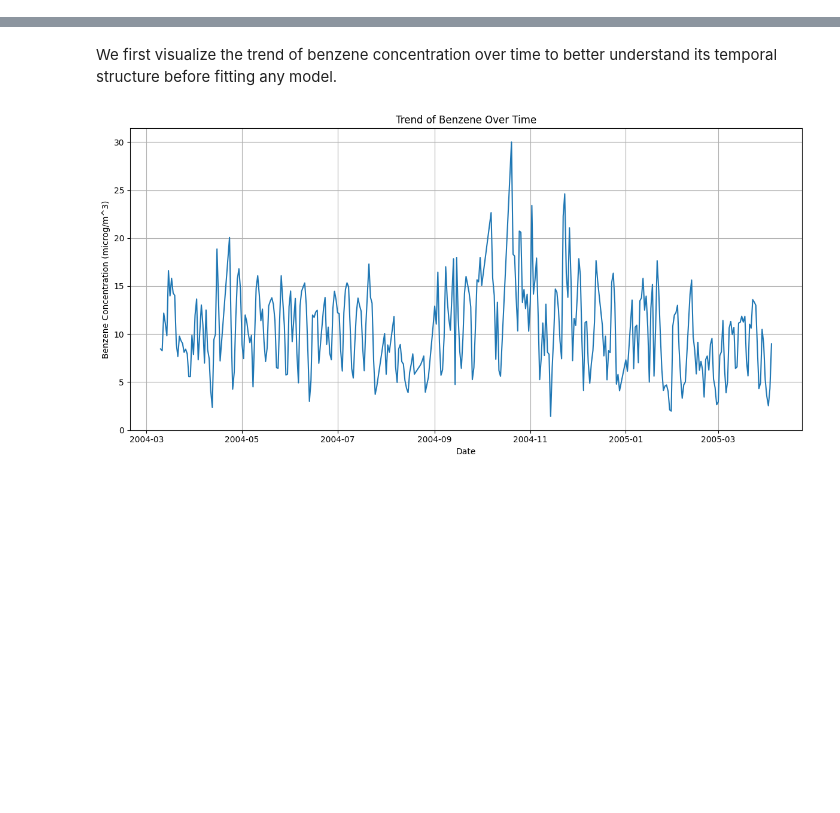
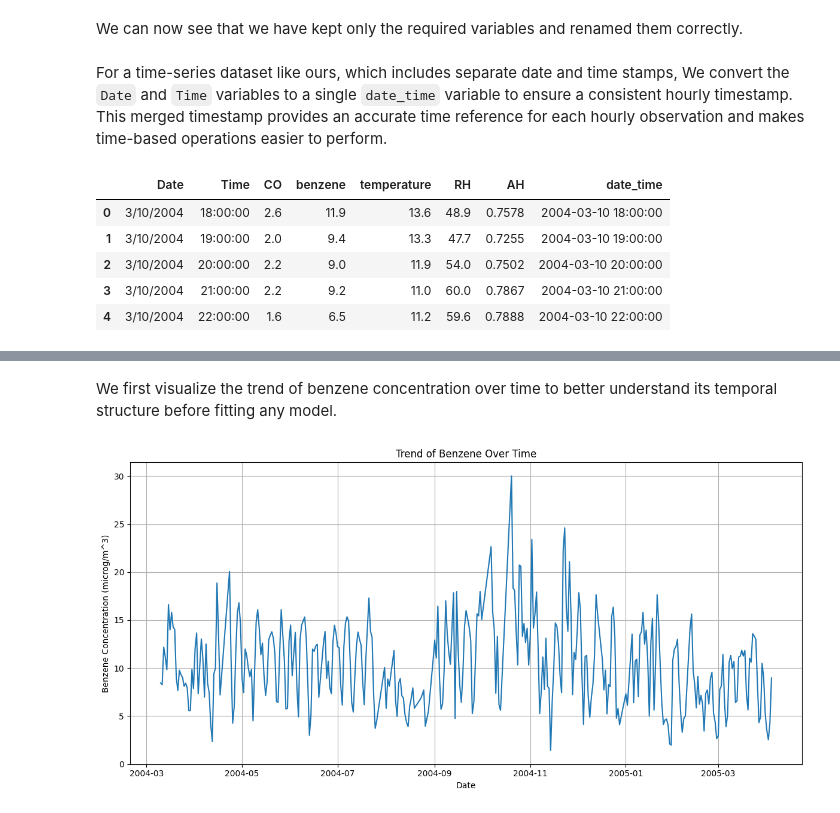
Before and after one commit to jccrews256/ST-554-Project1-Template, a Jupyter notebook: Task3/Task3.ipynb, the cells around one changed output, grey strips where cells are left out. Drawn from its saved outputs; the diff is of its cells as text; code cells hidden in the pictures; blank space fills up the shorter version.

```diff
--- a/Task3/Task3.ipynb
+++ b/Task3/Task3.ipynb
@@ -195,0 +116,20 @@ The `benzene (C6H6(GT))` serves as our response variable. we will first fit a Si
+# %% [markdown]
+We can now see that we have kept only the required variables and renamed them correctly.
+# %% [markdown]
+For a time-series dataset like ours, which includes separate date and time stamps, We convert the `Date` and `Time` variables to a single `date_time` variable to ensure a consistent hourly timestamp. This merged timestamp provides an accurate time reference for each hourly observation and makes time-based operations easier to perform.
+# %%
+# Concatenating Date and Time to create a new date_time stamps
+sub_df["date_time"] = sub_df.Date + " " + sub_df.Time
+
+# Converting date_time to a true datetime type
+sub_df["date_time"] = pd.to_datetime(sub_df.date_time)
+
+# Printing first few rows of updated data frame
+sub_df.head()
+# %% [output]
+|  | Date | Time | CO | benzene | temperature | RH | AH | date_time |
+| 0 | 3/10/2004 | 18:00:00 | 2.6 | 11.9 | 13.6 | 48.9 | 0.7578 | 2004-03-10 18:00:00 |
+| 1 | 3/10/2004 | 19:00:00 | 2.0 | 9.4 | 13.3 | 47.7 | 0.7255 | 2004-03-10 19:00:00 |
+| 2 | 3/10/2004 | 20:00:00 | 2.2 | 9.0 | 11.9 | 54.0 | 0.7502 | 2004-03-10 20:00:00 |
+| 3 | 3/10/2004 | 21:00:00 | 2.2 | 9.2 | 11.0 | 60.0 | 0.7867 | 2004-03-10 21:00:00 |
+| 4 | 3/10/2004 | 22:00:00 | 1.6 | 6.5 | 11.2 | 59.6 | 0.7888 | 2004-03-10 22:00:00 |
```
Also changed, not shown: parts of 80 cells of this notebook.
